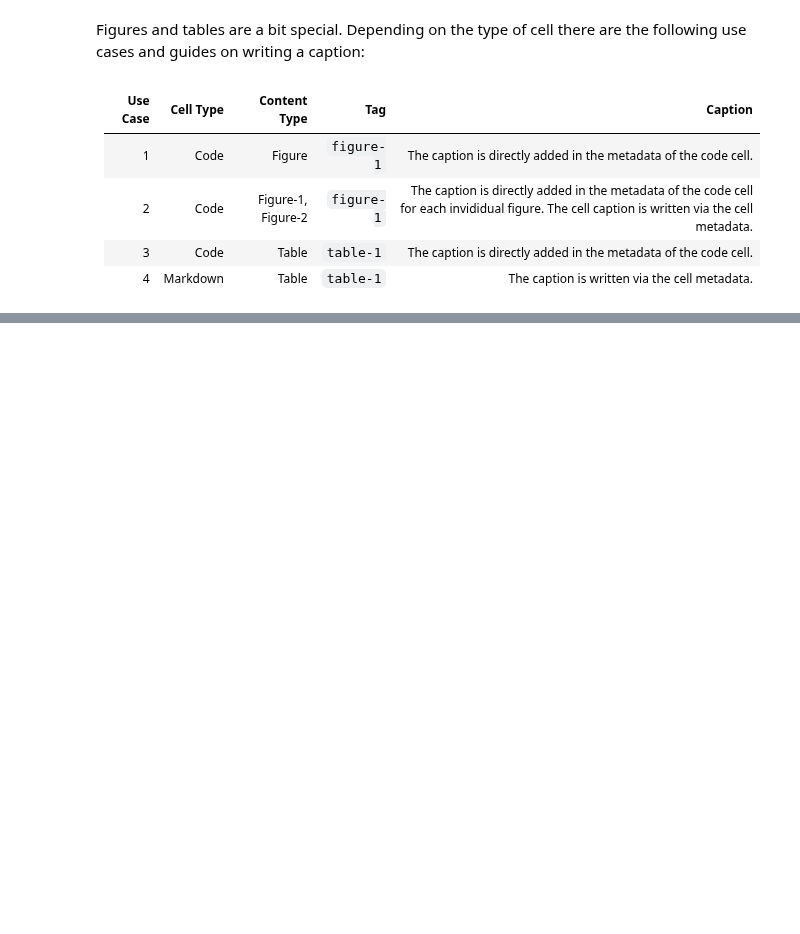
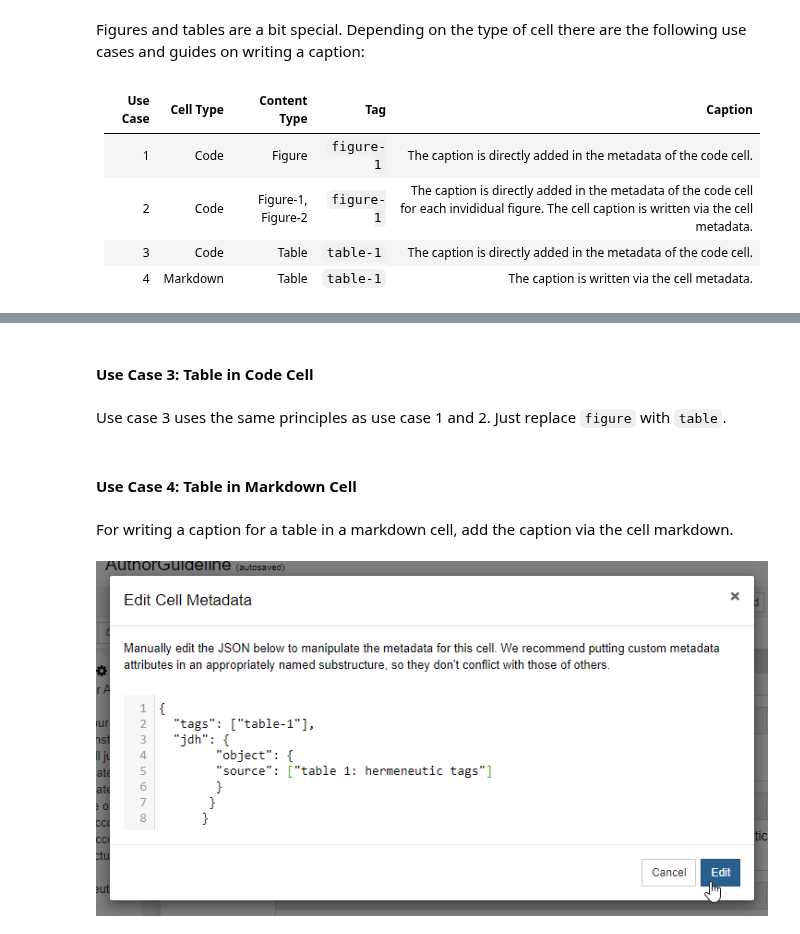
Before and after one commit to C2DH/jdh-notebook, a Jupyter notebook: examples/Author_Guideline/Author_Guideline_1.ipynb, the cells around one changed output, grey strips where cells are left out. Drawn from its saved outputs; the diff is of its cells as text; code cells hidden in the pictures; blank space fills up the shorter version.

```diff
--- a/examples/Author_Guideline/Author_Guideline_1.ipynb
+++ b/examples/Author_Guideline/Author_Guideline_1.ipynb
@@ -290,0 +336,24 @@ In order to add a caption (title and copyright), we use **metadata** which will
+# %% [markdown]
+#### Use Case 3: Table in Code Cell
+# %% [markdown]
+Use case 3 uses the same principles as use case 1 and 2. Just replace `figure` with `table`.
+# %% [markdown]
+#### Use Case 4: Table in Markdown Cell
+# %% [markdown]
+For writing a caption for a table in a markdown cell, add the caption via the cell markdown.
+# %%
+from IPython.display import Image
+metadata={
+    "jdh": {
+        "module": "object",
+        "object": {
+            "type":"image",
+            "source": [
+                "figure 11: Write one cell caption for the table(s)"
+            ]
+        }
+    }
+}
+display(Image("media/screenshot_cell_metadata_table.png"), metadata=metadata)
+# %% [output]
+[figure, added]
```
Also changed, not shown: parts of 17 cells of this notebook, 5 other files.
